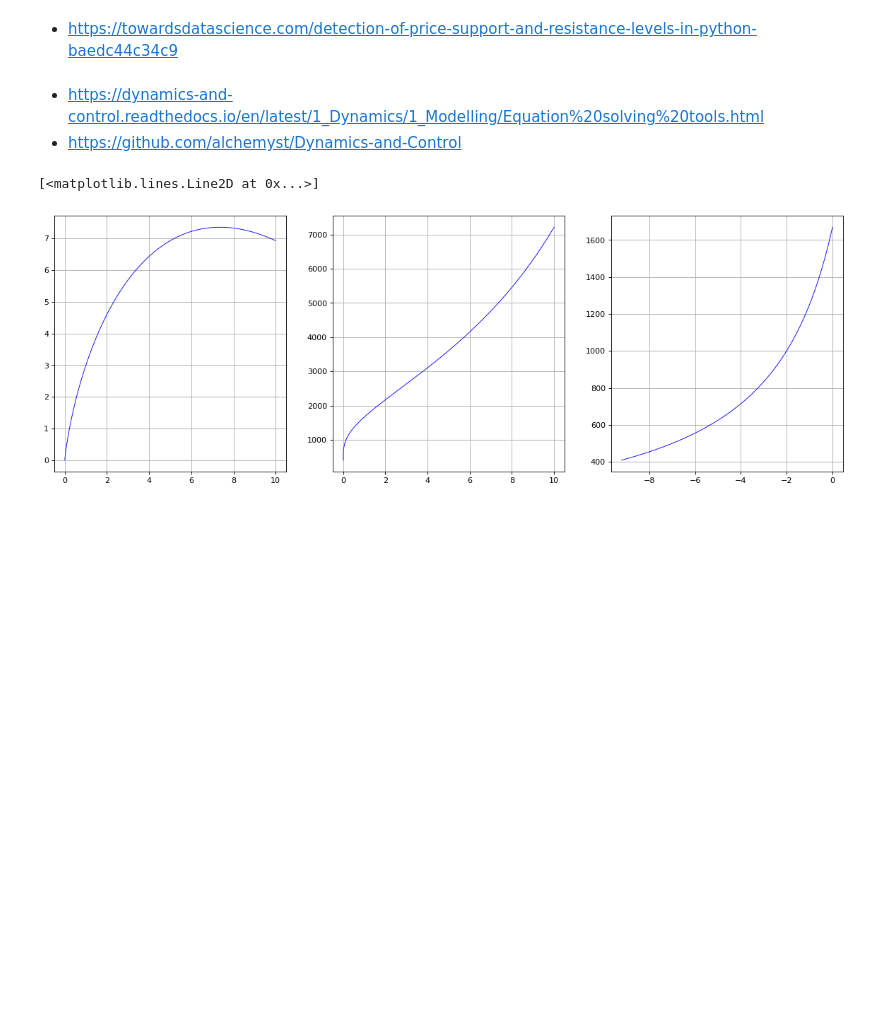
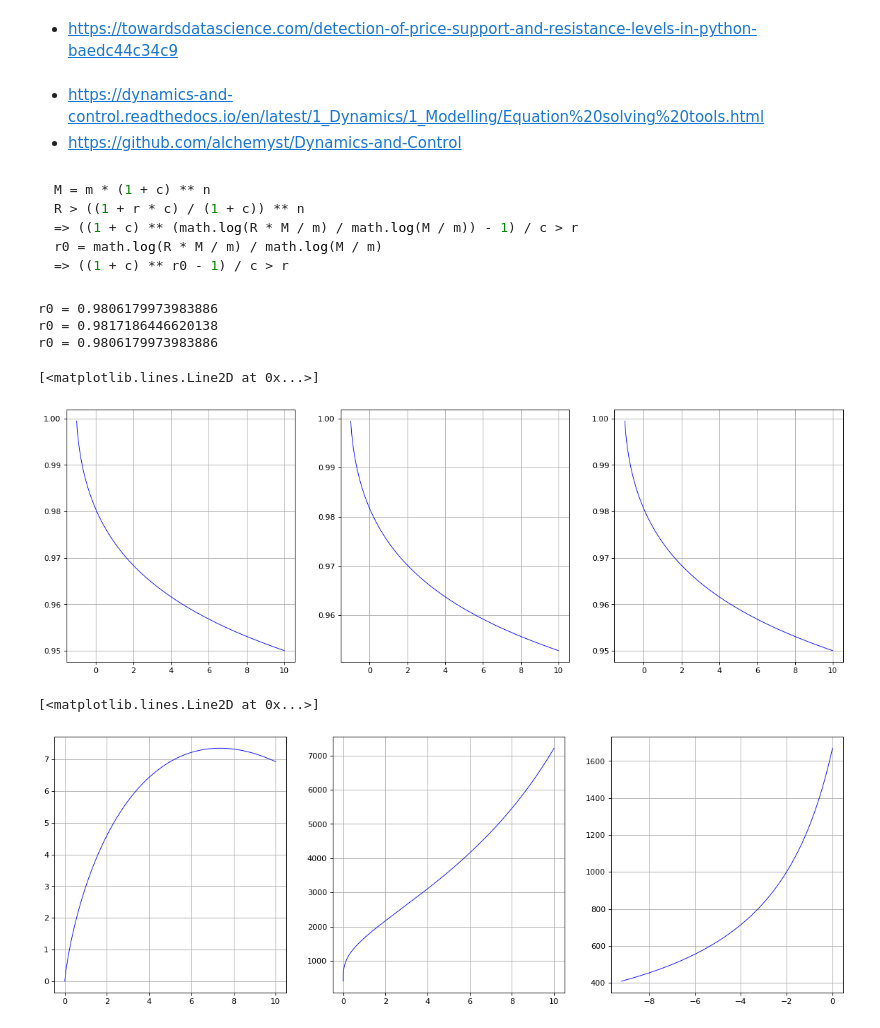
Before and after one commit to seii-saintway/crypto-currency-stabilizer, a Jupyter notebook: analysis.ipynb, the cells around one changed output. Drawn from its saved outputs; the diff is of its cells as text; code cells hidden in the pictures; blank space fills up the shorter version.

````diff
--- a/analysis.ipynb
+++ b/analysis.ipynb
@@ -3,6 +3,58 @@
 # %% [markdown]
 * https://dynamics-and-control.readthedocs.io/en/latest/1_Dynamics/1_Modelling/Equation%20solving%20tools.html
 * https://github.com/alchemyst/Dynamics-and-Control
+# %% [markdown]
+``` python
+M = m * (1 + c) ** n
+R > ((1 + r * c) / (1 + c)) ** n
+=> ((1 + c) ** (math.log(R * M / m) / math.log(M / m)) - 1) / c > r
+r0 = math.log(R * M / m) / math.log(M / m)
+=> ((1 + c) ** r0 - 1) / c > r
+```
+# %%
+import matplotlib.pyplot as plt
+%matplotlib inline
+
+import math
+
+import numpy as np
+c_array = np.arange(-0.995, 10.005, 0.01)
+
+fig, (plt_a, plt_b, plt_c) = plt.subplots(1, 3, figsize=(18, 6), dpi=80)
+
+M = 400000
+m = 4
+R = 0.8
+r0 = math.log(R * M / m) / math.log(M / m)
+print(f'r0 = {r0}')
+
+plt_a.grid(True)
+plt_a.plot(c_array, [((1 + c) ** r0 - 1) / c for c in c_array], 'b-', linewidth=0.8)
+
+M = 800000
+m = 4
+R = 0.8
+r0 = math.log(R * M / m) / math.log(M / m)
+print(f'r0 = {r0}')
+
+plt_b.grid(True)
+plt_b.plot(c_array, [((1 + c) ** r0 - 1) / c for c in c_array], 'b-', linewidth=0.8)
+
+M = 800000
+m = 8
+R = 0.8
+r0 = math.log(R * M / m) / math.log(M / m)
+print(f'r0 = {r0}')
+
+log_u_array = np.arange(math.log(0.0001), math.log(1), 0.0001)
+plt_c.grid(True)
+plt_c.plot(c_array, [((1 + c) ** r0 - 1) / c for c in c_array], 'b-', linewidth=0.8)
+# %% [output]
+r0 = 0.9806179973983886
+r0 = 0.9817186446620138
+r0 = 0.9806179973983886
+[<matplotlib.lines.Line2D at 0x...>]
+[figure, added]
 # %%
 import matplotlib.pyplot as plt
 %matplotlib inline
````
Also changed, not shown: 2 other files.
